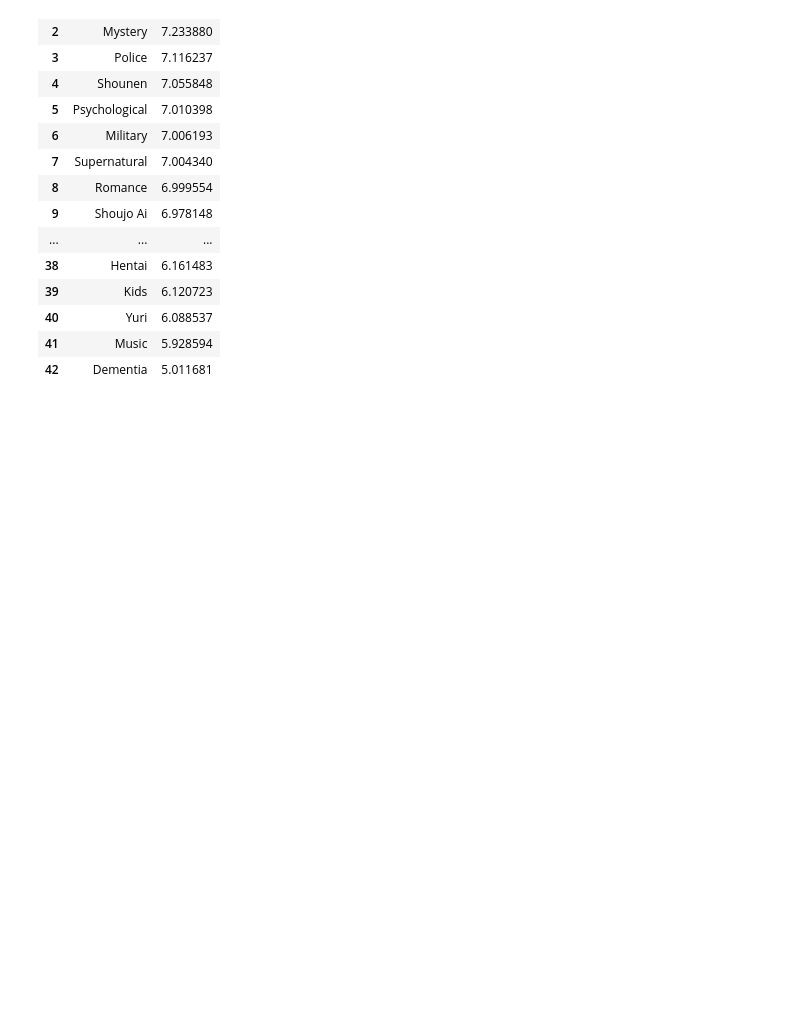
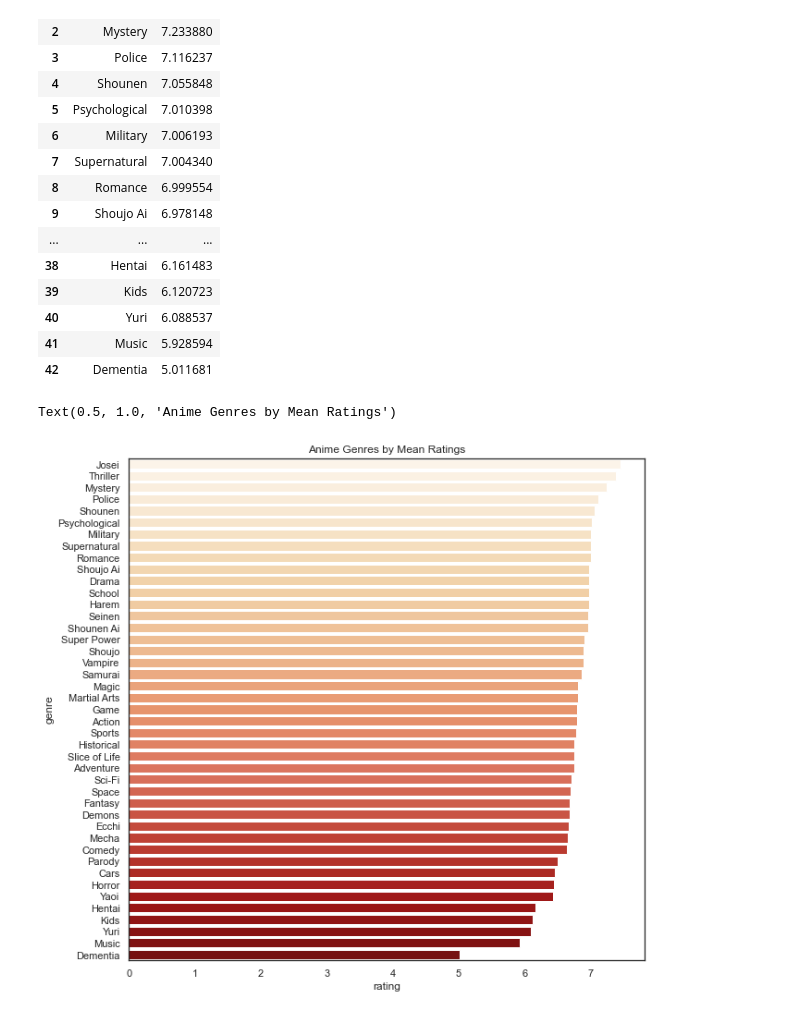
Before and after one commit to data301-2020-winter1/course-project-solo_127, a Jupyter notebook: analysis/Analysis.ipynb, the cells around one changed output. Drawn from its saved outputs; the diff is of its cells as text; code cells hidden in the pictures; blank space fills up the shorter version.

```diff
--- a/analysis/Analysis.ipynb
+++ b/analysis/Analysis.ipynb
@@ -43,3 +73,10 @@ genredf
 | 40 | Yuri | 6.088537 |
 | 41 | Music | 5.928594 |
 | 42 | Dementia | 5.011681 |
+# %%
+genredf = project_functions.means_of_genres(df)
+sns.barplot(x = 'rating', y = 'genre', data = genredf, palette = 'OrRd')
+plt.title('Anime Genres by Mean Ratings')
+# %% [output]
+Text(0.5, 1.0, 'Anime Genres by Mean Ratings')
+[figure, added]
```
Also changed, not shown: parts of 6 cells of this notebook, 1 other file.
